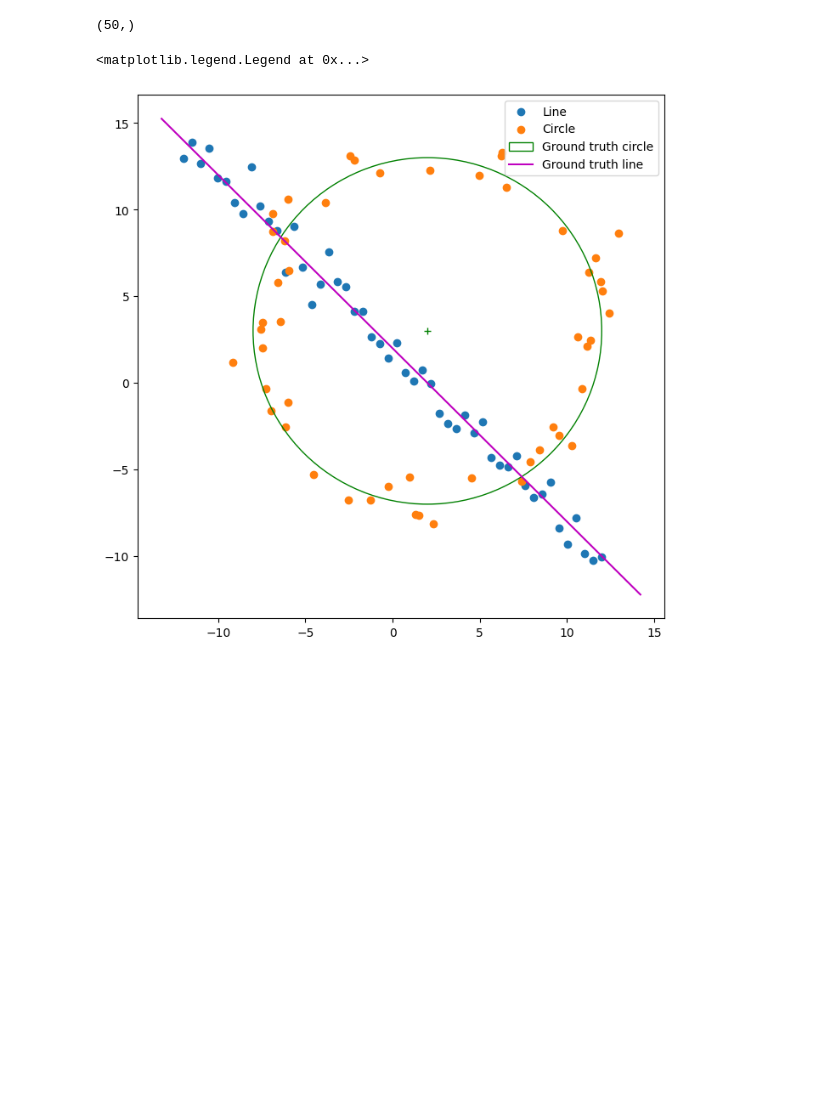
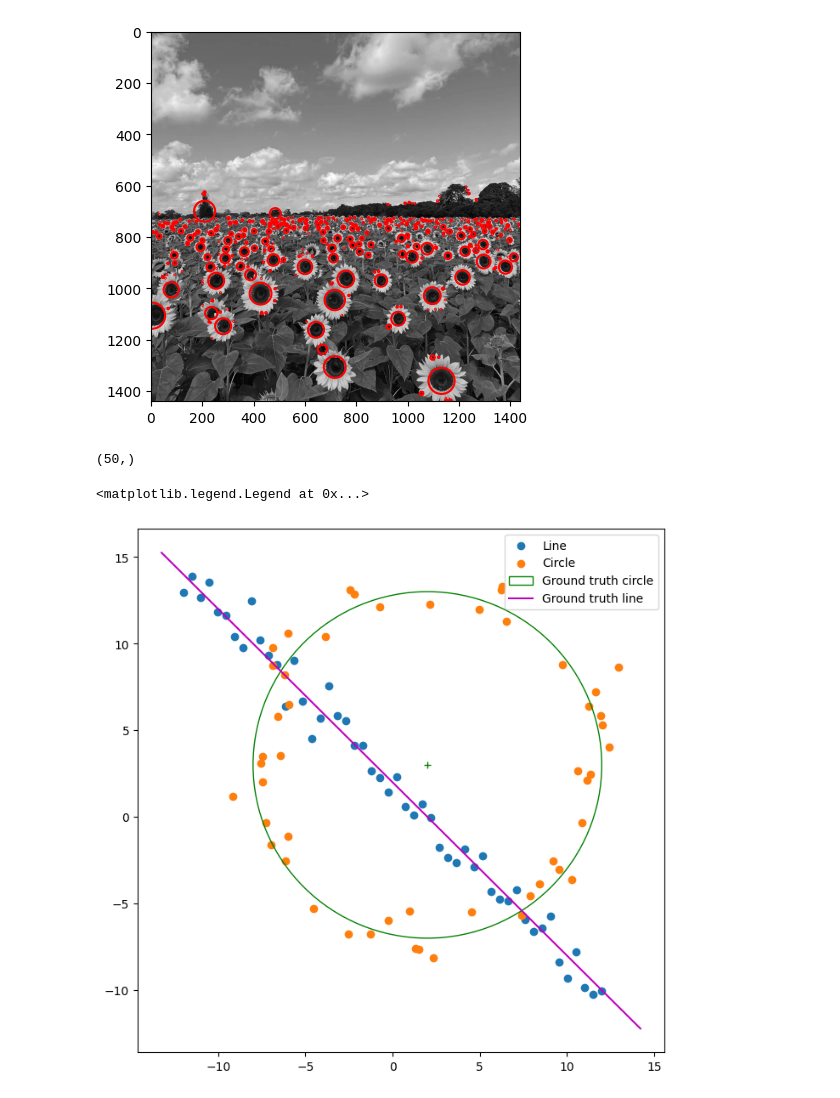
Before and after one commit to Ishana-Dewmini/EN3160_Fitting_and_Alignment, a Jupyter notebook: 200477U_Assignment2.ipynb, the cells around one changed output. Saved outputs shown, nothing was run; the diff lists cells and outputs as text; code cells hidden in the pictures; blank space fills up the shorter version.

```diff
--- a/200477U_Assignment2.ipynb
+++ b/200477U_Assignment2.ipynb
@@ -43,3 +50,27 @@ plt.show()
+# %%
+# using the cord array removing the overlapping circles
+cord = np.array(cord)
+cord = cord[np.argsort(cord[:, 2])] # sorting the array according to the radii
+cord = cord[::-1] # reversing the array
+cord = cord.tolist() # converting the array to a list
+for i in range(len(cord)):
+    for j in range(i + 1, len(cord)):
+        # checking if the distance between the centers of the circles is less than the sum of the radii
+        if np.sqrt((cord[i][0] - cord[j][0]) ** 2 + (cord[i][1] - cord[j][1]) ** 2) < cord[i][2] + cord[j][2]:
+            # if the distance is less than the sum of the radii then the circle with the smaller radius is removed
+            cord[j][2] = 0
+cord = np.array(cord)
+cord = cord[cord[:, 2] != 0]
+cord = cord.tolist()
+
+# plotting the detected circles
+fig, ax = plt.subplots()
+ax.imshow(f, cmap='gray')
+circles = [plt.Circle((k, j), r, color='red', linewidth=1.5, fill=False) for j, k, r in cord]
+[ax.add_patch(c) for c in circles]
+plt.show()
+# %% [output]
+[figure, added]
 # %%
 # Generation of a Noisy Point Set Conforming to a Line and a Ci r cl e
 import numpy as np
```
Also changed, not shown: parts of 1 cell of this notebook.
